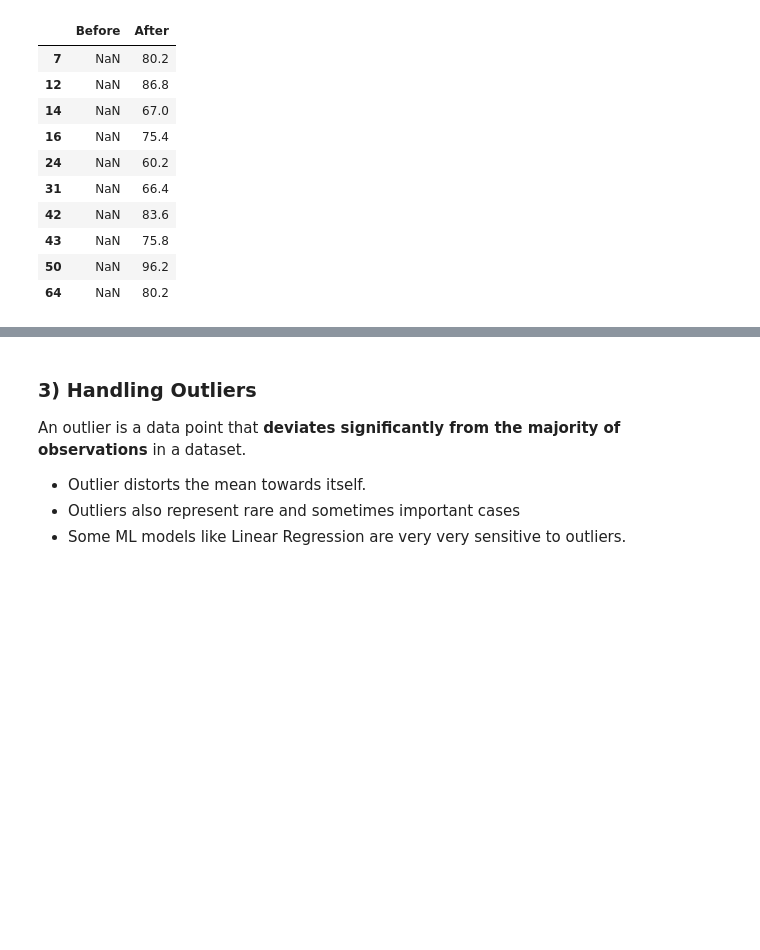
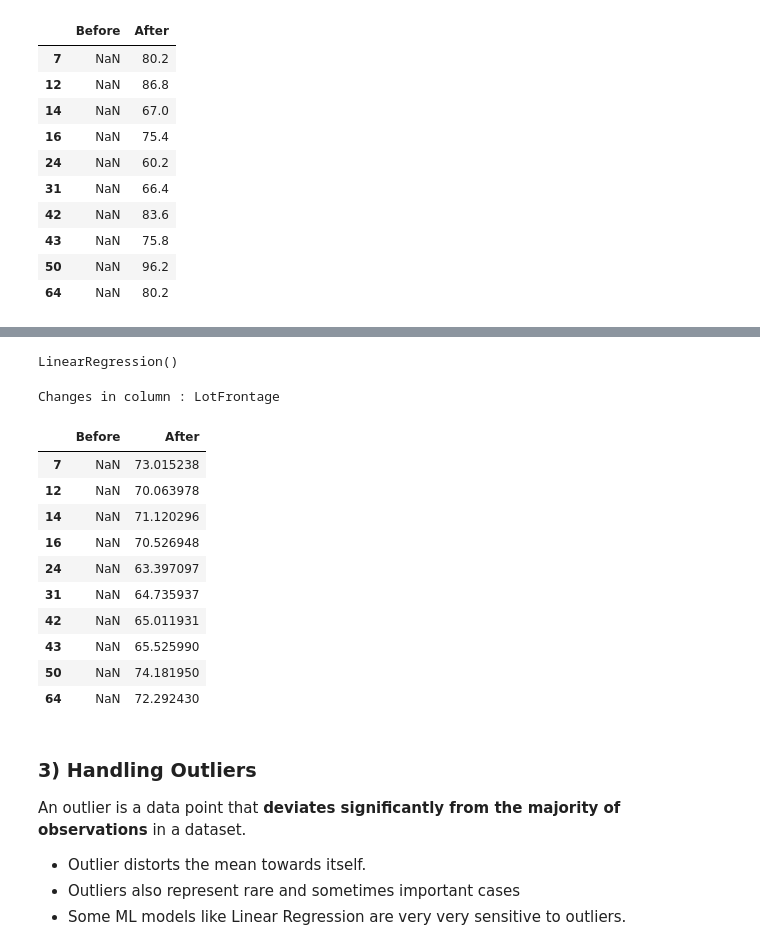
Before and after one commit to Hmnt-dhngra/Feature_Engineering, a Jupyter notebook: Feature_Engineering_1.ipynb, the cells around one changed output, grey strips where cells are left out. Saved outputs shown, nothing was run; the diff lists cells and outputs as text; code cells hidden in the pictures; blank space fills up the shorter version.

```diff
--- a/Feature_Engineering_1.ipynb
+++ b/Feature_Engineering_1.ipynb
@@ -296,0 +321,5 @@ Changes in column : LotFrontage
+# %%
+df_reg=df.copy()
+train_df=df_reg.dropna(subset=['LotFrontage'])
+test_df=df_reg[df_reg['LotFrontage'].isnull()]
+train_df
@@ -297,3 +340,30 @@ Changes in column : LotFrontage
+# %%
+X_train = train_df[['LotArea', 'OverallQual', 'OverallCond']]
+y_train = train_df['LotFrontage']
+
+# we want the above three columns to predict the lotfrontage
+# %%
+reg = LinearRegression()
+reg.fit(X_train, y_train)
+# %% [output]
+LinearRegression()
+# %%
+df_reg.loc[df_reg['LotFrontage'].isnull(), 'LotFrontage']=reg.predict(test_df[['LotArea', 'OverallQual', 'OverallCond']])
+# %%
+compare_imputation(df, df_reg, "LotFrontage").head(10)
+# %% [output]
+Changes in column : LotFrontage
+|  | Before | After |
+| 7 | NaN | 73.015238 |
+| 12 | NaN | 70.063978 |
+| 14 | NaN | 71.120296 |
+| 16 | NaN | 70.526948 |
+| 24 | NaN | 63.397097 |
+| 31 | NaN | 64.735937 |
+| 42 | NaN | 65.011931 |
+| 43 | NaN | 65.525990 |
+| 50 | NaN | 74.181950 |
+| 64 | NaN | 72.292430 |
 # %% [markdown]
 ### **3) Handling Outliers**
 
```
Also changed, not shown: parts of 15 cells of this notebook, 3 other files.
